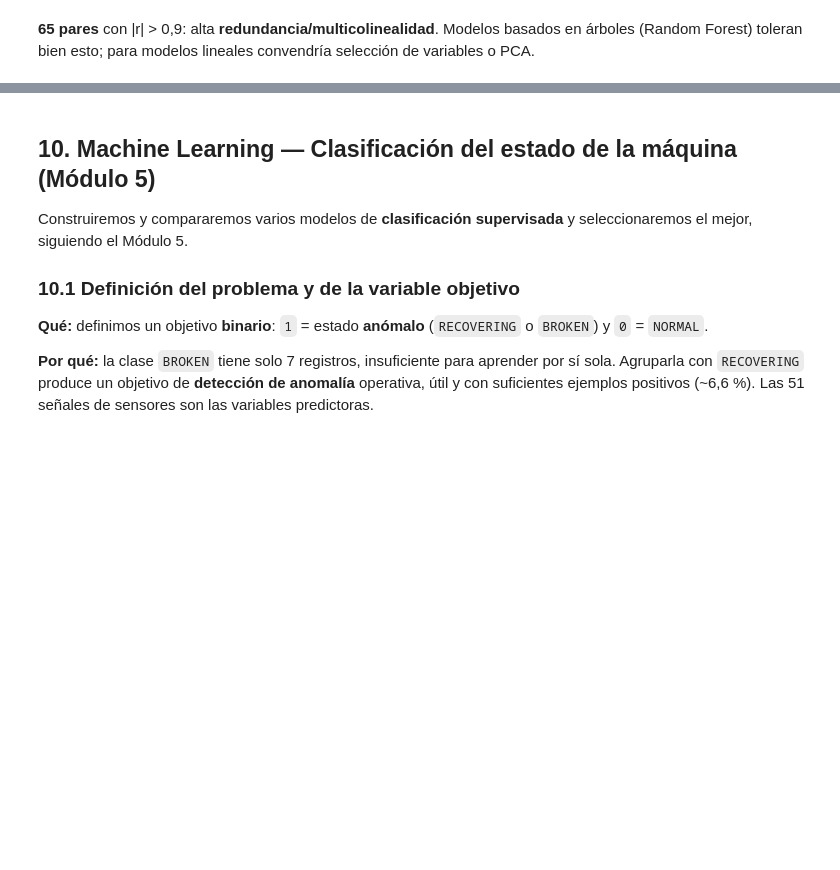
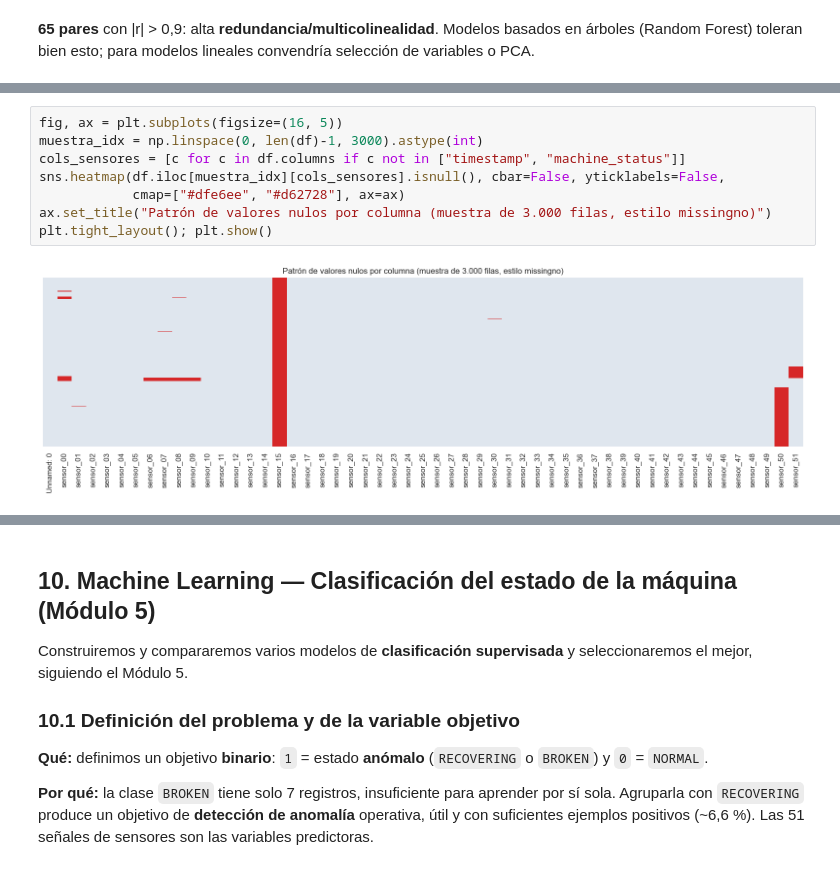
Before and after one commit to nvargas0530/pump_sensor, a Jupyter notebook: notebooks/EDA_ML_sensor_pump.ipynb, the cells around one changed output, grey strips where cells are left out. Drawn from its saved outputs; the diff is of its cells as text; blank space fills up the shorter version.

```diff
--- a/notebooks/EDA_ML_sensor_pump.ipynb
+++ b/notebooks/EDA_ML_sensor_pump.ipynb
@@ -515,0 +737,10 @@ selección de variables o PCA.
+# %%
+fig, ax = plt.subplots(figsize=(16, 5))
+muestra_idx = np.linspace(0, len(df)-1, 3000).astype(int)
+cols_sensores = [c for c in df.columns if c not in ["timestamp", "machine_status"]]
+sns.heatmap(df.iloc[muestra_idx][cols_sensores].isnull(), cbar=False, yticklabels=False,
+            cmap=["#dfe6ee", "#d62728"], ax=ax)
+ax.set_title("Patrón de valores nulos por columna (muestra de 3.000 filas, estilo missingno)")
+plt.tight_layout(); plt.show()
+# %% [output]
+[figure, added]
```
Also changed, not shown: parts of 46 cells of this notebook, 2 other files.
